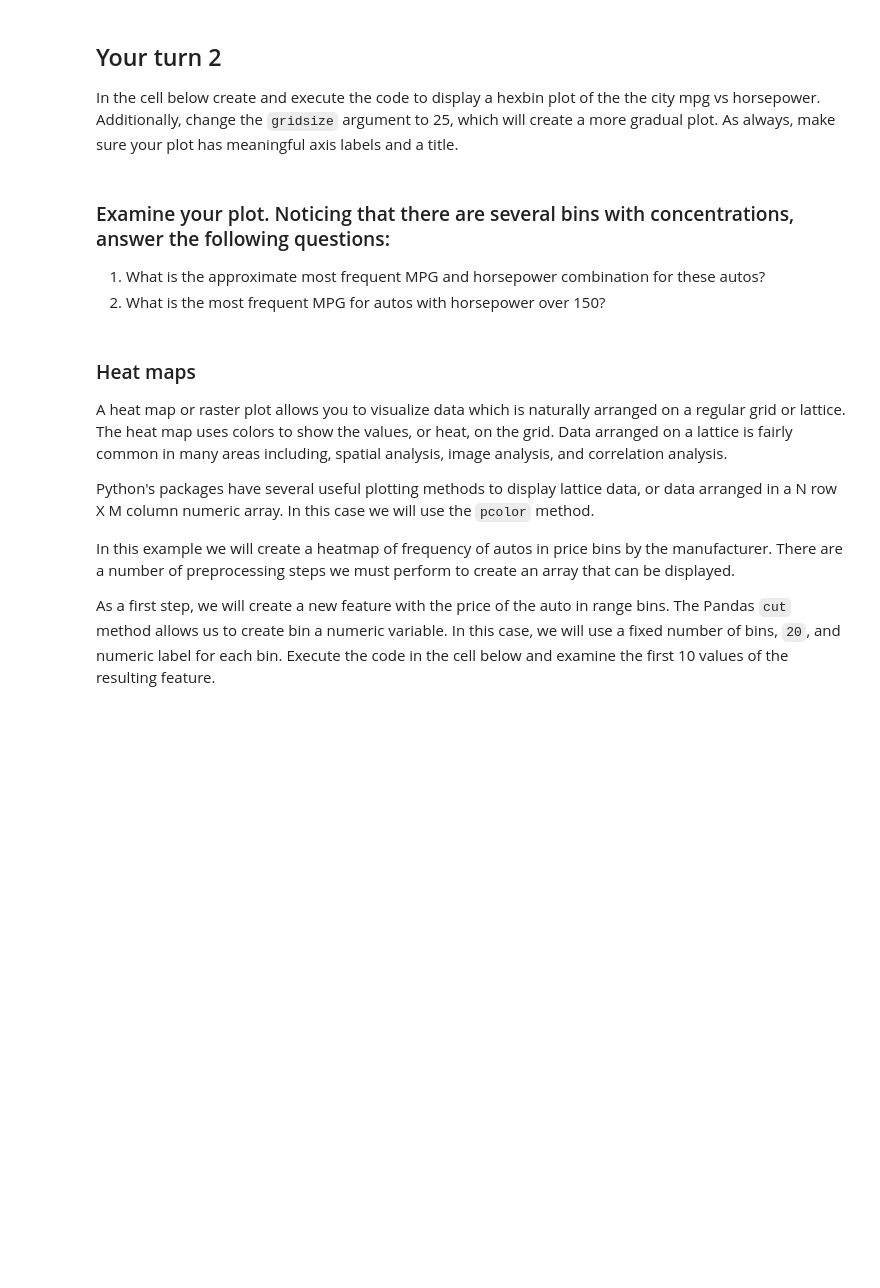
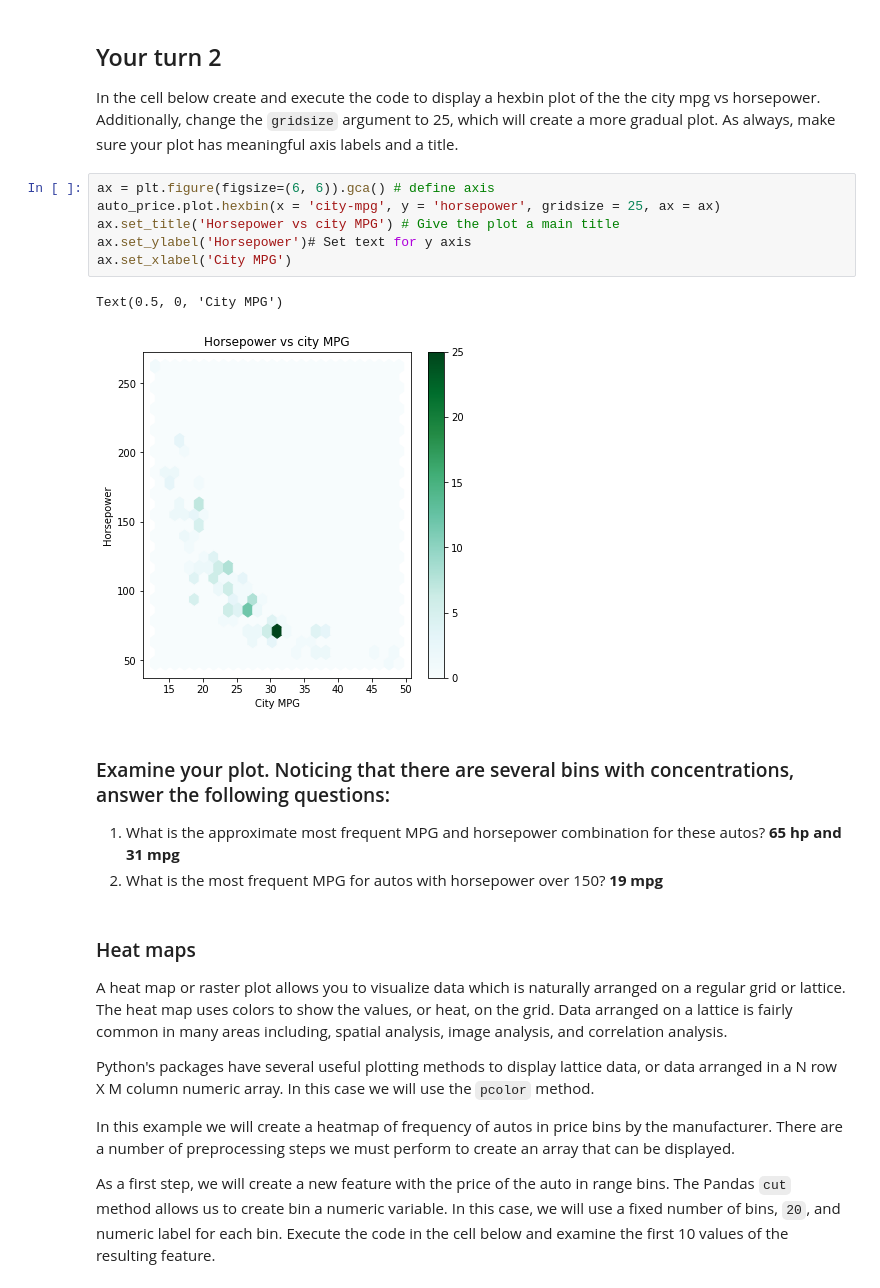
Before and after one commit to tylercrosse/DATASCI410, a Jupyter notebook: workshops/L02-DataExploration-Part2.ipynb, the cells around one changed output. Saved outputs shown, nothing was run; the diff lists cells and outputs as text; blank space fills up the shorter version.

```diff
--- a/workshops/L02-DataExploration-Part2.ipynb
+++ b/workshops/L02-DataExploration-Part2.ipynb
@@ -177,10 +192,21 @@ Examine this plot noticing the following:
 # %% [markdown]
 ## Your turn 2
 In the cell below create and execute the code to display a hexbin plot of the the city mpg vs horsepower. Additionally, change the `gridsize` argument to 25, which will create a more gradual plot. As always, make sure your plot has meaningful axis labels and a title.
+# %%
+ax = plt.figure(figsize=(6, 6)).gca() # define axis
+auto_price.plot.hexbin(x = 'city-mpg', y = 'horsepower', gridsize = 25, ax = ax)
+ax.set_title('Horsepower vs city MPG') # Give the plot a main title
+ax.set_ylabel('Horsepower')# Set text for y axis
+ax.set_xlabel('City MPG')
+# %% [output]
+Text(0.5, 0, 'City MPG')
+[figure, added]
 # %% [markdown]
 ### Examine your plot. Noticing that there are several bins with concentrations, answer the following questions:
 1. What is the approximate most frequent MPG and horsepower combination for these autos?
+**65 hp and 31 mpg**
 2. What is the most frequent MPG for autos with horsepower over 150?
+**19 mpg**
 # %% [markdown]
 ### Heat maps
 
```
Also changed, not shown: parts of 27 cells of this notebook, 1 other file.
